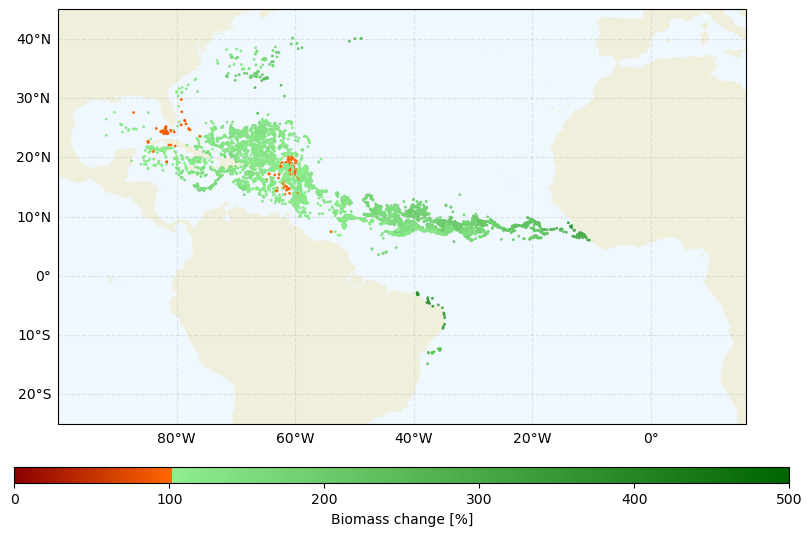
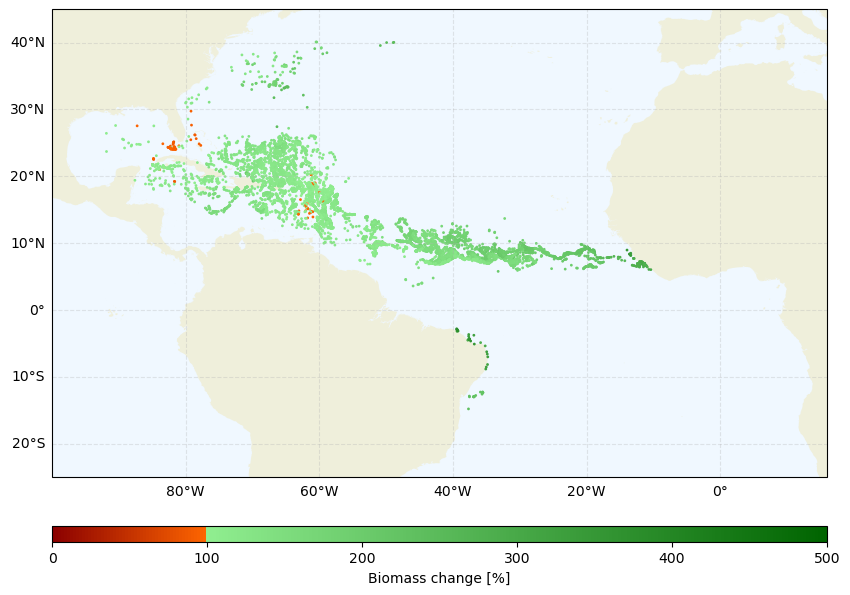
Unified diff of the notebook cell whose output changed from the first chart to the second:
--- before
+++ after
@@ -1,3 +1,3 @@
-fig = plt.figure(figsize = (10, 7))
+fig = plt.figure(figsize = (10, 8))
 ax = plt.axes(projection=ccrs.PlateCarree())
 ax.set_facecolor('aliceblue')
@@ -8,9 +8,4 @@
 not_stranded = last_locations.filter(pl.col("stranded") == False)
 
-cmap = LinearSegmentedColormap.from_list(
-    'red_orange_green',
-    [(0.0, '#8b0000'), (0.2, '#ff6600'), (0.2, '#90ee90'), (1.0, '#006400')]
-)
-
 cscat = ax.scatter(
     not_stranded['lon'],
@@ -19,5 +14,5 @@
     s=4,
     linewidth=0,
-    cmap=cmap,
+    cmap=biomass_change_cmap,
     vmin=0,
     vmax=500,

Commit: Update Figure 5 to use biomass_change_cmap